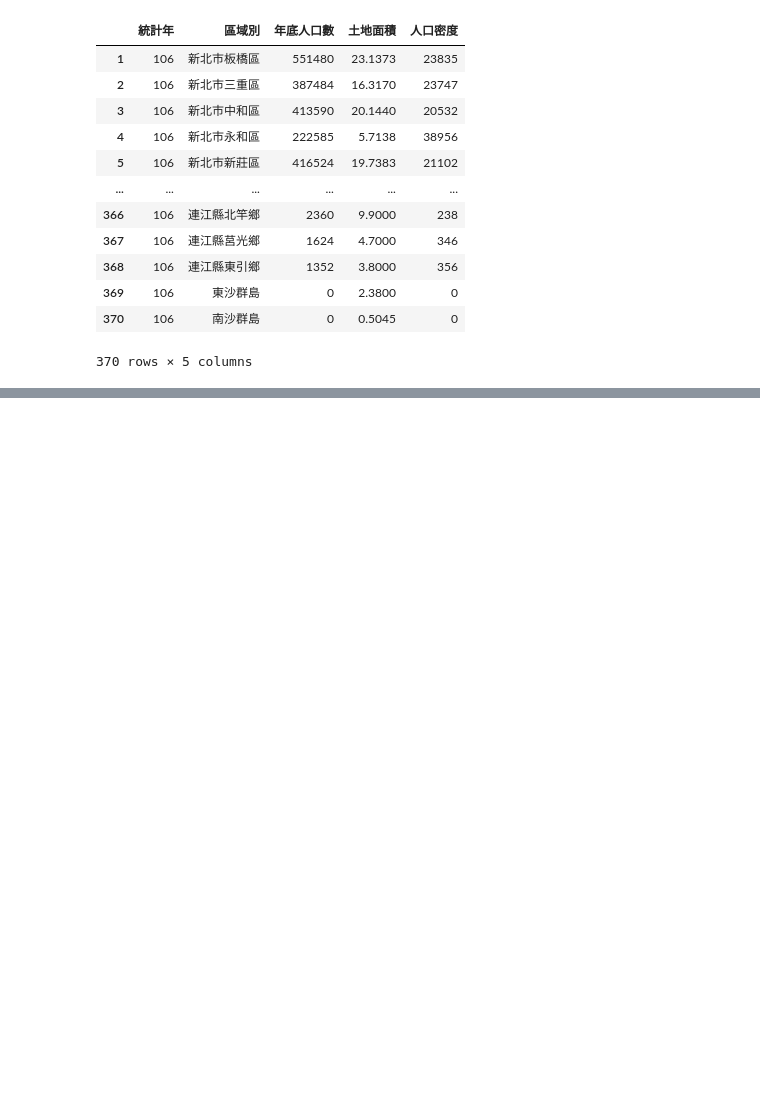
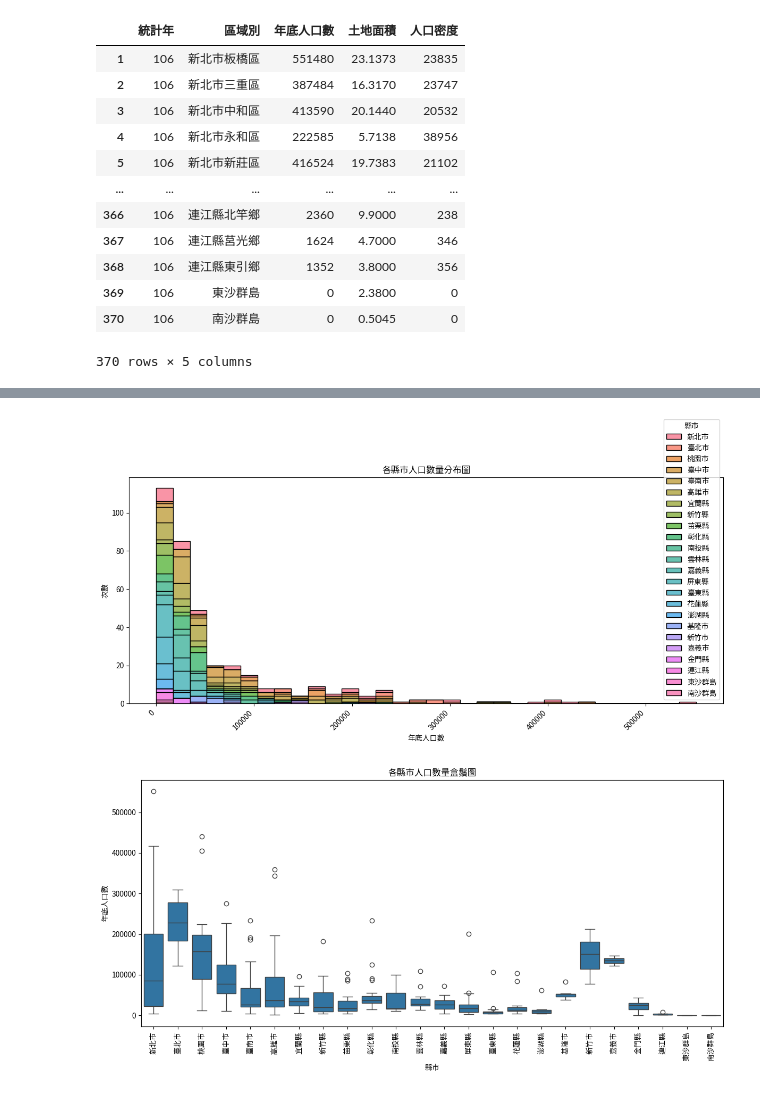
Before and after one commit to crelight0/python_analysis, a Jupyter notebook: lesson8_4.ipynb, the cells around one changed output, grey strips where cells are left out. Cells and saved outputs as stored; diff of their text form; code cells hidden in the pictures; blank space fills up the shorter version.

```diff
--- a/lesson8_4.ipynb
+++ b/lesson8_4.ipynb
@@ -166,0 +175,3 @@ df3
+# %%
+df4 = df3.reindex(columns=['縣市','區域別','年底人口數','土地面積','人口密度'])
+df4
@@ -166,0 +192,11 @@ df3
+# %%
+def population(value:int) -> str:
+    if value > 367653:
+        return '人多'
+    elif value > 183826:
+        return '適中'
+    else:
+        return '人少'
+
+df4['人口分布'] = df4['年底人口數'].map(population)
+df4
@@ -166,0 +262,33 @@ df3
+# %%
+import pandas as pd
+import matplotlib.pyplot as plt
+import seaborn as sns
+
+# ... (Your existing code from lesson8_4.ipynb) ...
+
+# Select relevant columns
+df_plot = df4[['縣市', '年底人口數']]
+
+# Create the histogram
+plt.figure(figsize=(12, 6))
+sns.histplot(data=df_plot, x='年底人口數', hue='縣市', multiple="stack", kde=False)
+plt.xlabel('年底人口數')
+plt.ylabel('次數')
+plt.title('各縣市人口數量分布圖')
+plt.xticks(rotation=45, ha='right')
+plt.tight_layout()
+plt.show()
+
+
+#Alternative: Boxplot for better comparison of medians and ranges
+plt.figure(figsize=(12, 6))
+sns.boxplot(data=df_plot, x='縣市', y='年底人口數')
+plt.xlabel('縣市')
+plt.ylabel('年底人口數')
+plt.title('各縣市人口數量盒鬚圖')
+plt.xticks(rotation=90)
+plt.tight_layout()
+plt.show()
+# %% [output]
+[figure, added]
+[figure, added]
```
Also changed, not shown: parts of 6 cells of this notebook.
